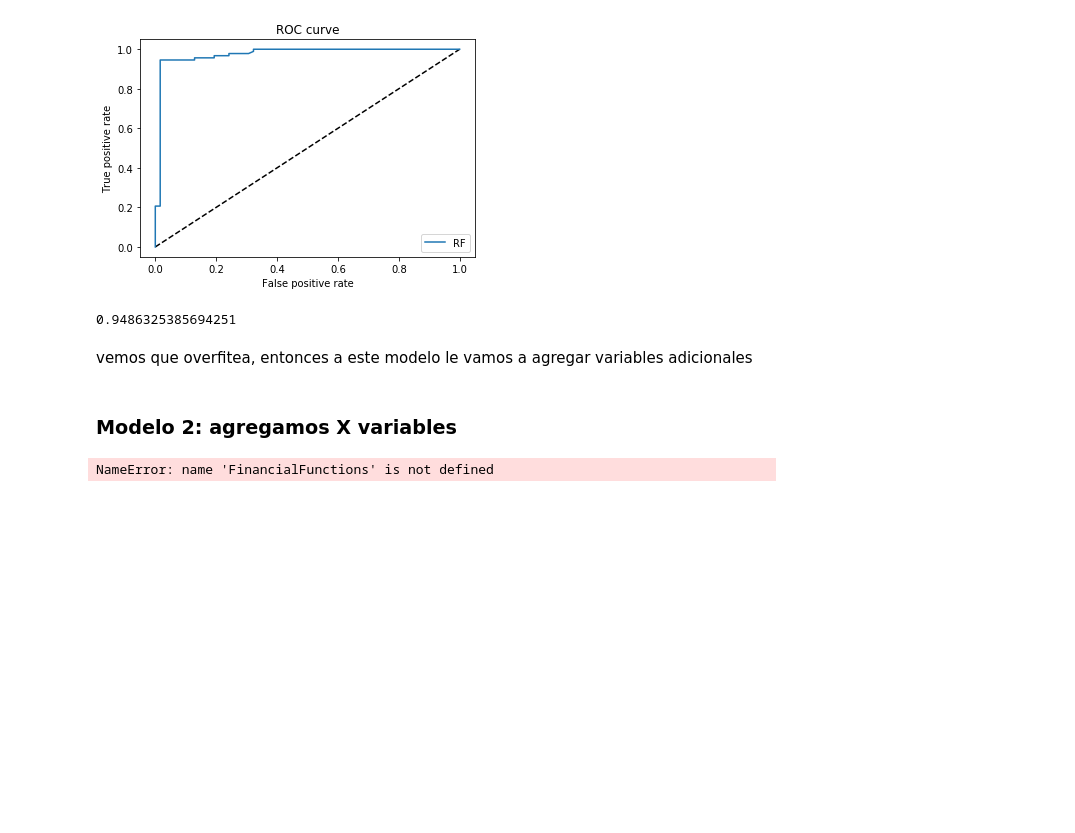
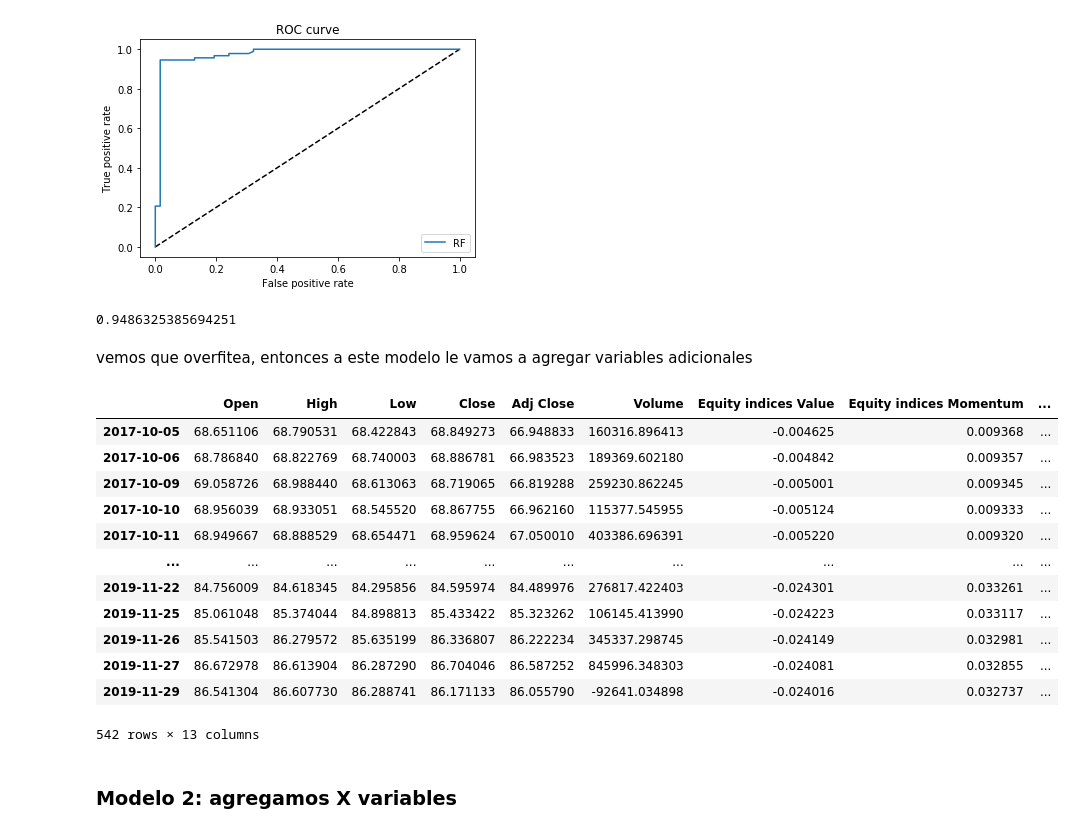
Before and after one commit to aoelvp94/FinAnalyticsProject, a Jupyter notebook: notebooks/NS_Dataset_join.ipynb, the cells around one changed output. Drawn from its saved outputs; the diff is of its cells as text; code cells hidden in the pictures; blank space fills up the shorter version.

```diff
--- a/notebooks/NS_Dataset_join.ipynb
+++ b/notebooks/NS_Dataset_join.ipynb
@@ -275,21 +275,38 @@ weighted avg       0.95      0.95      0.95       154
 0.9486325385694251
 # %% [markdown]
 vemos que overfitea, entonces a este modelo le vamos a agregar variables adicionales
+# %%
+df_ffd
+# %% [output]
+|  | Open | High | Low | Close | Adj Close | Volume | Equity indices Value | Equity indices Momentum | ... |
+| 2017-10-05 | 68.651106 | 68.790531 | 68.422843 | 68.849273 | 66.948833 | 160316.896413 | -0.004625 | 0.009368 | ... |
+| 2017-10-06 | 68.786840 | 68.822769 | 68.740003 | 68.886781 | 66.983523 | 189369.602180 | -0.004842 | 0.009357 | ... |
+| 2017-10-09 | 69.058726 | 68.988440 | 68.613063 | 68.719065 | 66.819288 | 259230.862245 | -0.005001 | 0.009345 | ... |
+| 2017-10-10 | 68.956039 | 68.933051 | 68.545520 | 68.867755 | 66.962160 | 115377.545955 | -0.005124 | 0.009333 | ... |
+| 2017-10-11 | 68.949667 | 68.888529 | 68.654471 | 68.959624 | 67.050010 | 403386.696391 | -0.005220 | 0.009320 | ... |
+| ... | ... | ... | ... | ... | ... | ... | ... | ... | ... |
+| 2019-11-22 | 84.756009 | 84.618345 | 84.295856 | 84.595974 | 84.489976 | 276817.422403 | -0.024301 | 0.033261 | ... |
+| 2019-11-25 | 85.061048 | 85.374044 | 84.898813 | 85.433422 | 85.323262 | 106145.413990 | -0.024223 | 0.033117 | ... |
+| 2019-11-26 | 85.541503 | 86.279572 | 85.635199 | 86.336807 | 86.222234 | 345337.298745 | -0.024149 | 0.032981 | ... |
+| 2019-11-27 | 86.672978 | 86.613904 | 86.287290 | 86.704046 | 86.587252 | 845996.348303 | -0.024081 | 0.032855 | ... |
+| 2019-11-29 | 86.541304 | 86.607730 | 86.288741 | 86.171133 | 86.055790 | -92641.034898 | -0.024016 | 0.032737 | ... |
+542 rows × 13 columns
 # %% [markdown]
 <h3>Modelo 2: agregamos X variables</h3>
 # %%
 rsi_windows = [5, 13, 34, 55]
+df_ffd.columns = map(str.lower, df_ffd.columns)
 for w in rsi_windows:
     rsi = get_rsi(df_ffd, window=w).squeeze()
     df_ffd[f'rsi_{w}'] = rsi
 
 df_ffd.dropna(inplace=True)
 
-df_ffd['log_ret'] = np.log(df_ffd['Close']).diff()
+df_ffd['log_ret'] = np.log(df_ffd['close']).diff()
 
 # momentum
 for w in rsi_windows:
-    df_ffd[f'mom_{w}'] = df_ffd['Close'].pct_change(w)
+    df_ffd[f'mom_{w}'] = df_ffd['close'].pct_change(w)
 
 # vol
 for w in rsi_windows:
@@ -313,8 +330,6 @@ df_ffd['autocorr_3'] = (df_ffd['log_ret']
                           .rolling(window=window_autocorr,
                                    min_periods=window_autocorr, center=False)
                           .apply(lambda x: x.autocorr(lag=5), raw=False))
-# %% [output]
-NameError: name 'FinancialFunctions' is not defined
 # %%
 Modelo -1: Hacer metalabling del size????
 Modelo 2: agregar mas variables (autocorrelacion, rsi?,etc)
```
